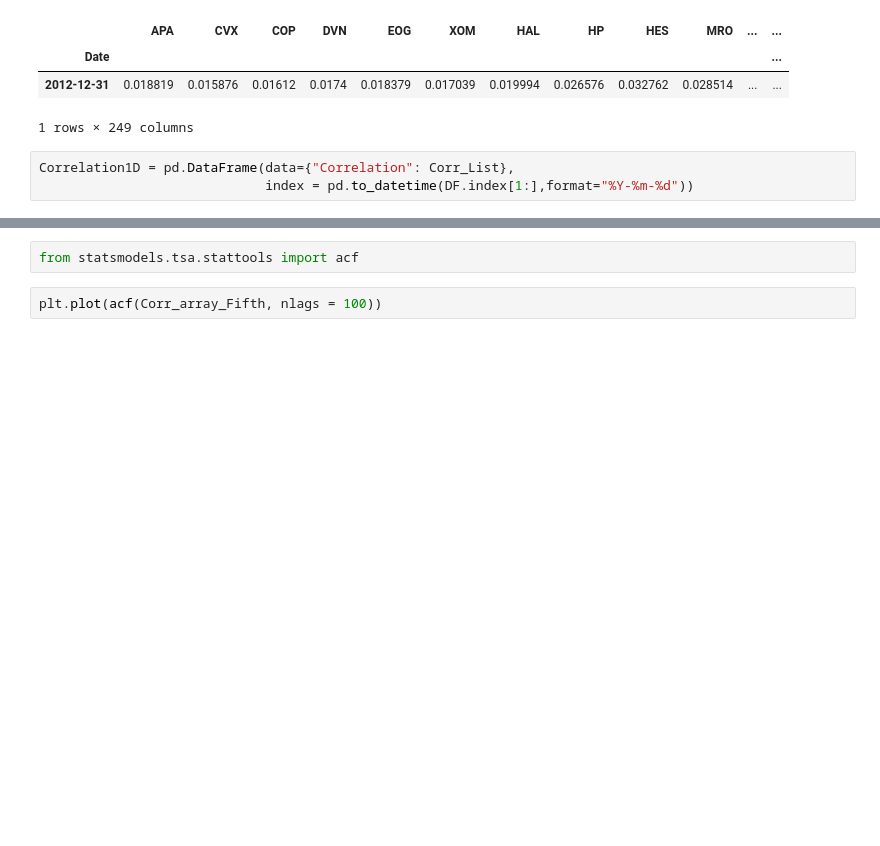
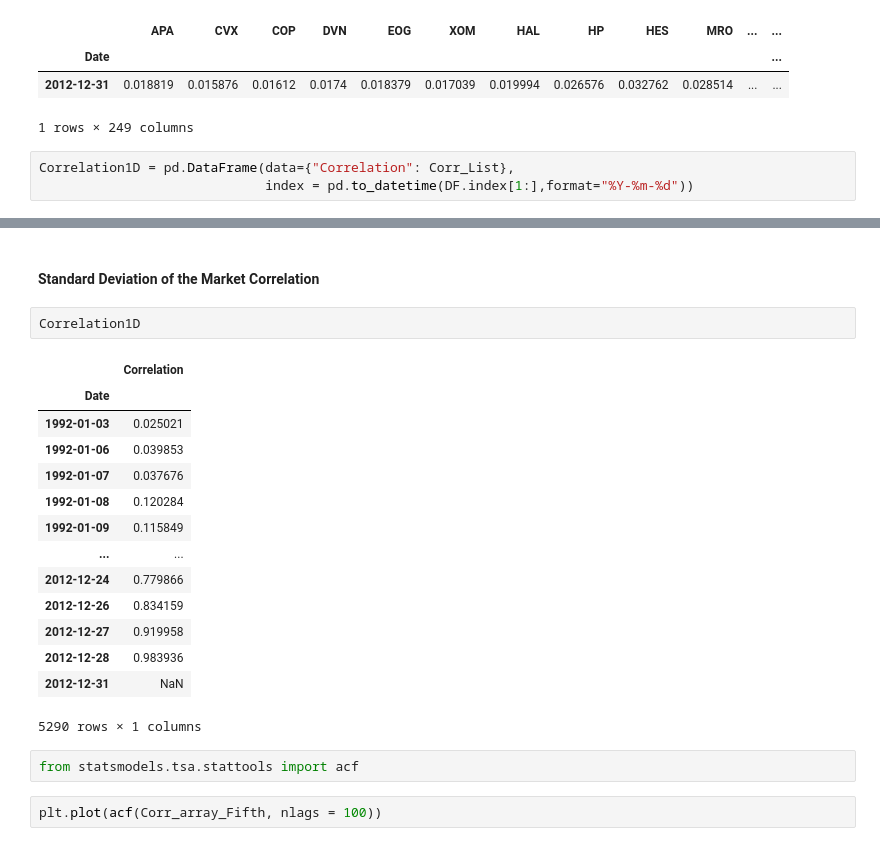
Before and after one commit to TobiasW1891/GLE-Market-Correlation, a Jupyter notebook: 1D Time Series.ipynb, the cells around one changed output, grey strips where cells are left out. Drawn from its saved outputs; the diff is of its cells as text; blank space fills up the shorter version.

```diff
--- a/1D Time Series.ipynb
+++ b/1D Time Series.ipynb
@@ -106,6 +189,25 @@ plt.savefig("1D_Correlation_Fifth.pdf",bbox_inches="tight")
 plt.show()
 # %% [output]
 [figure]
+# %% [markdown]
+#### Standard Deviation of the Market Correlation
+# %%
+Correlation1D
+# %% [output]
+|  | Correlation |
+| Date |  |
+| 1992-01-03 | 0.025021 |
+| 1992-01-06 | 0.039853 |
+| 1992-01-07 | 0.037676 |
+| 1992-01-08 | 0.120284 |
+| 1992-01-09 | 0.115849 |
+| ... | ... |
+| 2012-12-24 | 0.779866 |
+| 2012-12-26 | 0.834159 |
+| 2012-12-27 | 0.919958 |
+| 2012-12-28 | 0.983936 |
+| 2012-12-31 | NaN |
+5290 rows × 1 columns
 # %%
 from statsmodels.tsa.stattools import acf
 # %%
```
Also changed, not shown: parts of 33 cells of this notebook, 2 other files.
